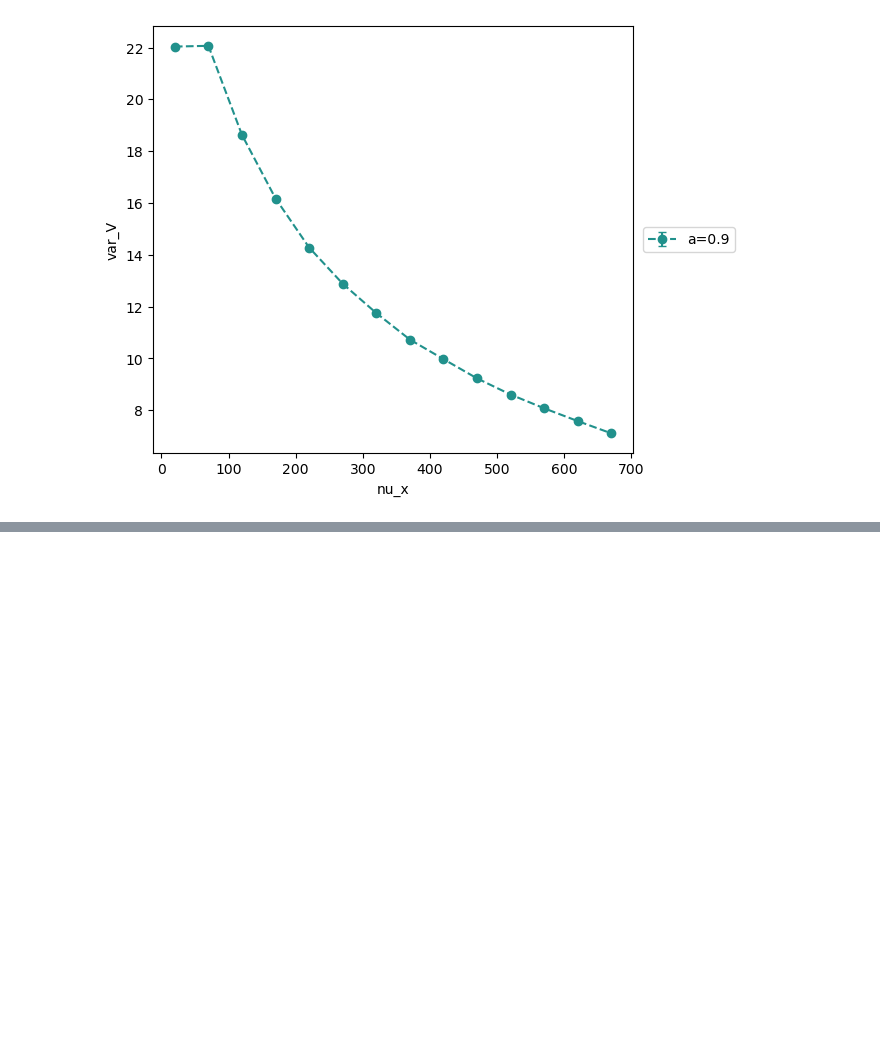
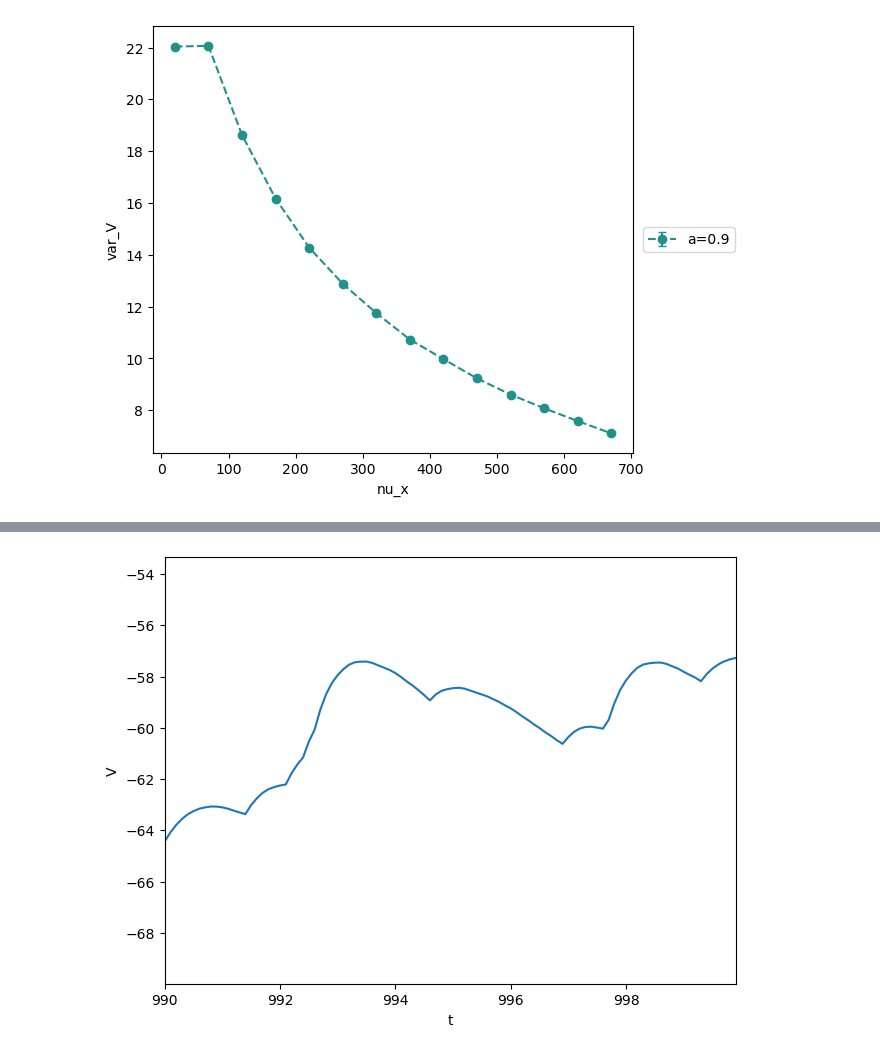
Before and after one commit to yuesha-yc/Conductance-Neurons, a Jupyter notebook: python_analysis/2025_10_14.ipynb, the cells around one changed output, grey strips where cells are left out. Saved outputs shown, nothing was run; the diff lists cells and outputs as text; code cells hidden in the pictures; blank space fills up the shorter version.

```diff
--- a/python_analysis/2025_10_14.ipynb
+++ b/python_analysis/2025_10_14.ipynb
@@ -42,3 +42,10 @@ plot_xy(trials, param_filter={}, x="nu_x", y="var_V", l="a")
 [figure]
 [figure]
 [figure]
+# %%
+trials = collect_data("../outputs/conductance/single_lif/nu_x_realistic_candidate4/20251014-170123-6FwYoJv6")
+
+plot_xy(trials, param_filter={}, x="nu_x", y="fano_factor", l="a")
+plot_xy(trials, param_filter={}, x="nu_x", y="nu", l="a")
+plot_xy(trials, param_filter={}, x="nu_x", y="mean_V", l="a")
+plot_xy(trials, param_filter={}, x="nu_x", y="var_V", l="a")
@@ -44,0 +57,4 @@ plot_xy(trials, param_filter={}, x="nu_x", y="var_V", l="a")
+# %%
+plot_tv(trials, param_filter={"nu_x": 520}, t_key="t", v_key="V")
+# %% [output]
+[figure, added]
```
Also changed, not shown: parts of 6 cells of this notebook, 2 other files.
